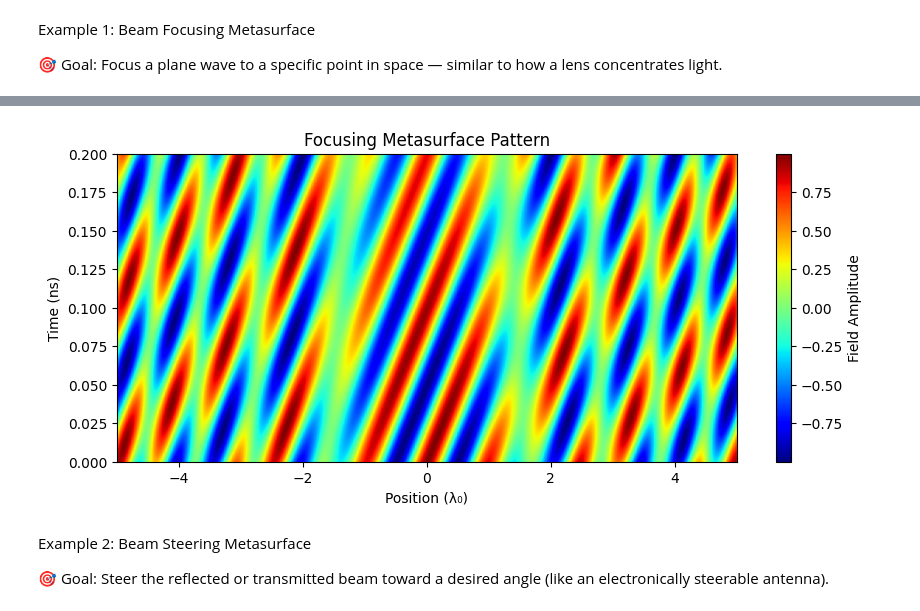
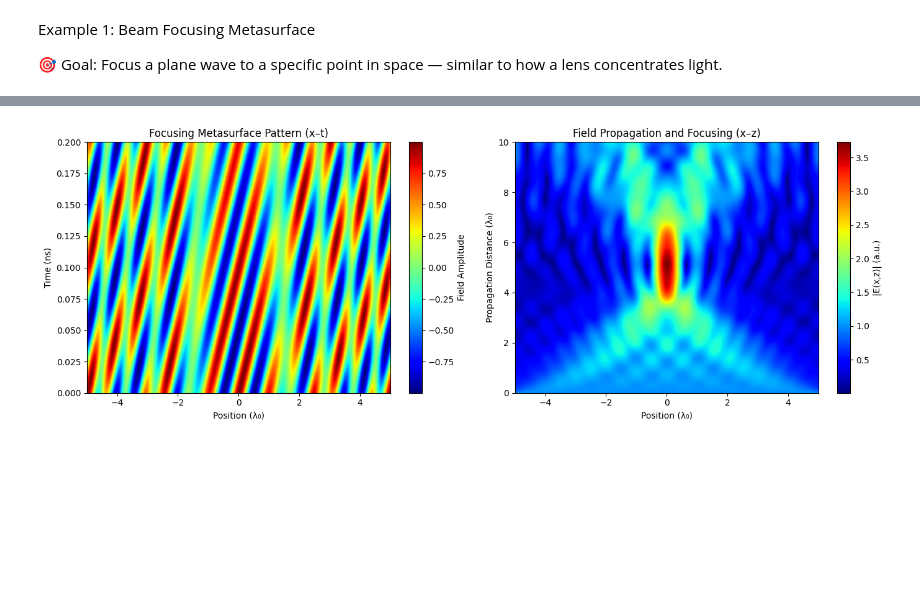
Before and after one commit to NarendranathRalapanawa/Programmable-platform-development, a Jupyter notebook: programmable-platform-development.ipynb, the cells around one changed output, grey strips where cells are left out. Cells and saved outputs as stored; diff of their text form; code cells hidden in the pictures; blank space fills up the shorter version.

```diff
--- a/programmable-platform-development.ipynb
+++ b/programmable-platform-development.ipynb
@@ -255,43 +269,80 @@ Example 1: Beam Focusing Metasurface
 # %%
 import numpy as np
 import matplotlib.pyplot as plt
 
-# Parameters
+# =========================
+# 1. Physical Parameters
+# =========================
 c = 3e8
 f0 = 10e9
 lambda0 = c / f0
 k0 = 2 * np.pi / lambda0
 omega0 = 2 * np.pi * f0
 
-# Space-time grid
+# =========================
+# 2. Space-Time Grid
+# =========================
 Nx, Nt = 400, 300
 x = np.linspace(-5*lambda0, 5*lambda0, Nx)
 t = np.linspace(0, 2/f0, Nt)
 X, T = np.meshgrid(x, t)
 
-# Incident wave
+# =========================
+# 3. Incident Wave
+# =========================
 E_inc = np.cos(k0 * X - omega0 * T)
 
-# Focusing point (desired focal point at x = 0, z = 5λ)
+# =========================
+# 4. Focusing Metasurface Pattern (time-varying modulation)
+# =========================
 focal_distance = 5 * lambda0
-phase_profile = -k0 * np.sqrt(x**2 + focal_distance**2)
+phase_profile = -k0 * np.sqrt(x**2 + focal_distance**2)# by the theory of φ(x, y) = -k₀ × √(x² + y² + f²)
 modulation = np.cos(phase_profile - 2*np.pi*0.5e9*T)  # 0.5 GHz modulation
 
-# Output field
 E_out = E_inc * modulation
 
-# Visualization
-plt.figure(figsize=(10,4))
-plt.imshow(E_out, extent=[x[0]/lambda0, x[-1]/lambda0, t[0]*1e9, t[-1]*1e9],
-           aspect='auto', cmap='jet', origin='lower')
-plt.colorbar(label='Field Amplitude')
-plt.title('Focusing Metasurface Pattern')
-plt.xlabel('Position (λ₀)')
-plt.ylabel('Time (ns)')
+# =========================
+# 5. Angular Spectrum Propagation (x–z field)
+# =========================
+dx = x[1] - x[0]
+kx = 2 * np.pi * np.fft.fftfreq(Nx, d=dx)
+kz = np.sqrt(k0**2 - kx**2 + 0j)
+
+Nz = 300
+z = np.linspace(0, 10*lambda0, Nz)
+
+E_surface = np.exp(1j * phase_profile)
+E_kx = np.fft.fft(E_surface)
+E_z = np.zeros((Nz, Nx), dtype=complex)
+
+for i, zi in enumerate(z):
+    H = np.exp(1j * kz * zi)
+    E_z[i, :] = np.fft.ifft(E_kx * H)
+
+E_mag = np.abs(E_z)
+
+# =========================
+# 6. Visualization
+# =========================
+fig, axs = plt.subplots(1, 2, figsize=(14, 5))
+
+# (a) Time-domain metasurface field pattern
+im1 = axs[0].imshow(E_out, extent=[x[0]/lambda0, x[-1]/lambda0, t[0]*1e9, t[-1]*1e9],
+                    aspect='auto', cmap='jet', origin='lower')
+axs[0].set_title('Focusing Metasurface Pattern (x–t)')
+axs[0].set_xlabel('Position (λ₀)')
+axs[0].set_ylabel('Time (ns)')
+fig.colorbar(im1, ax=axs[0], label='Field Amplitude')
+
+# (b) Propagation field map
+im2 = axs[1].imshow(E_mag, extent=[x[0]/lambda0, x[-1]/lambda0, z[0]/lambda0, z[-1]/lambda0],
+                    aspect='auto', cmap='jet', origin='lower')
+axs[1].set_title('Field Propagation and Focusing (x–z)')
+axs[1].set_xlabel('Position (λ₀)')
+axs[1].set_ylabel('Propagation Distance (λ₀)')
+fig.colorbar(im2, ax=axs[1], label='|E(x,z)| (a.u.)')
+
+plt.tight_layout()
 plt.show()
 # %% [output]
-[figure, old version]
+[figure, new version]
-# %% [markdown]
-Example 2: Beam Steering Metasurface
-
-🎯 Goal: Steer the reflected or transmitted beam toward a desired angle (like an electronically steerable antenna).
```
Also changed, not shown: parts of 4 cells of this notebook.
